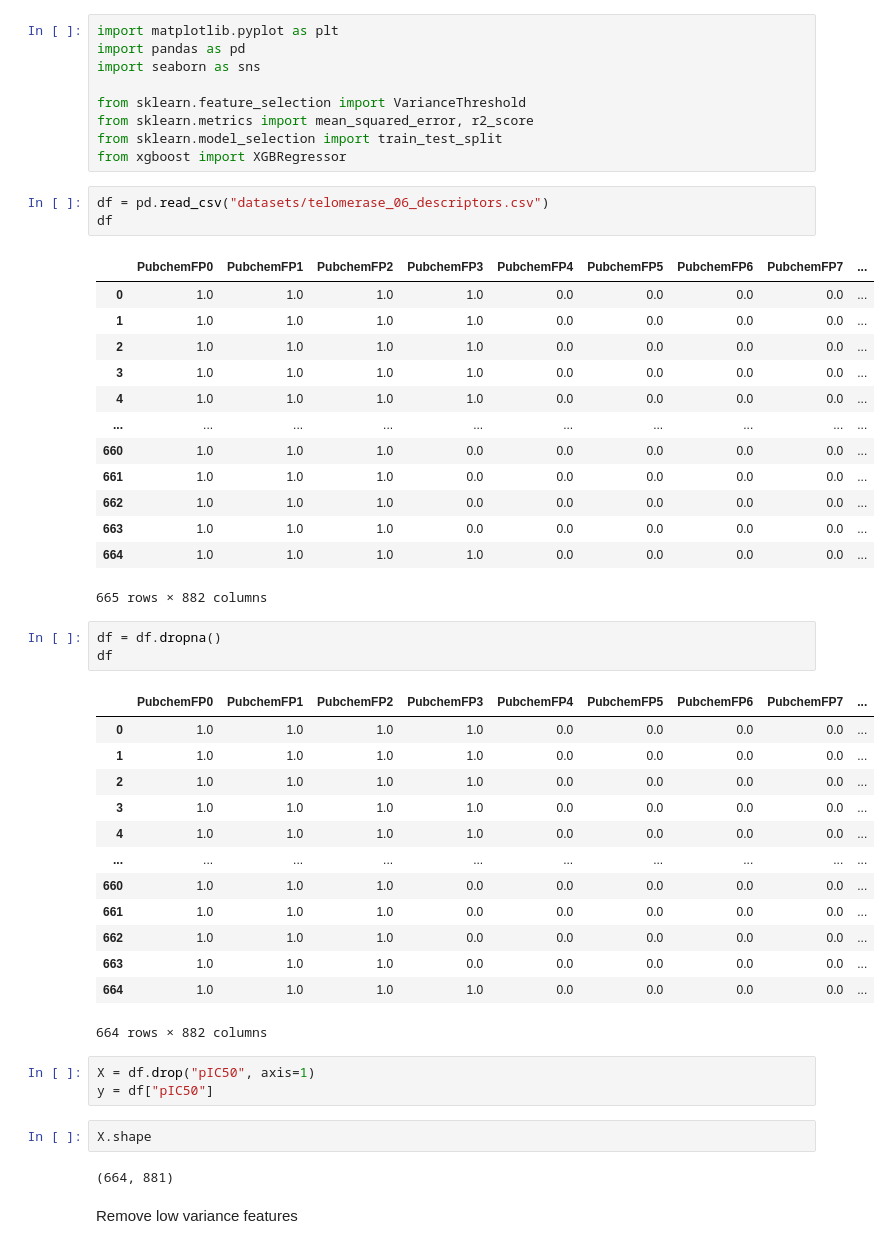
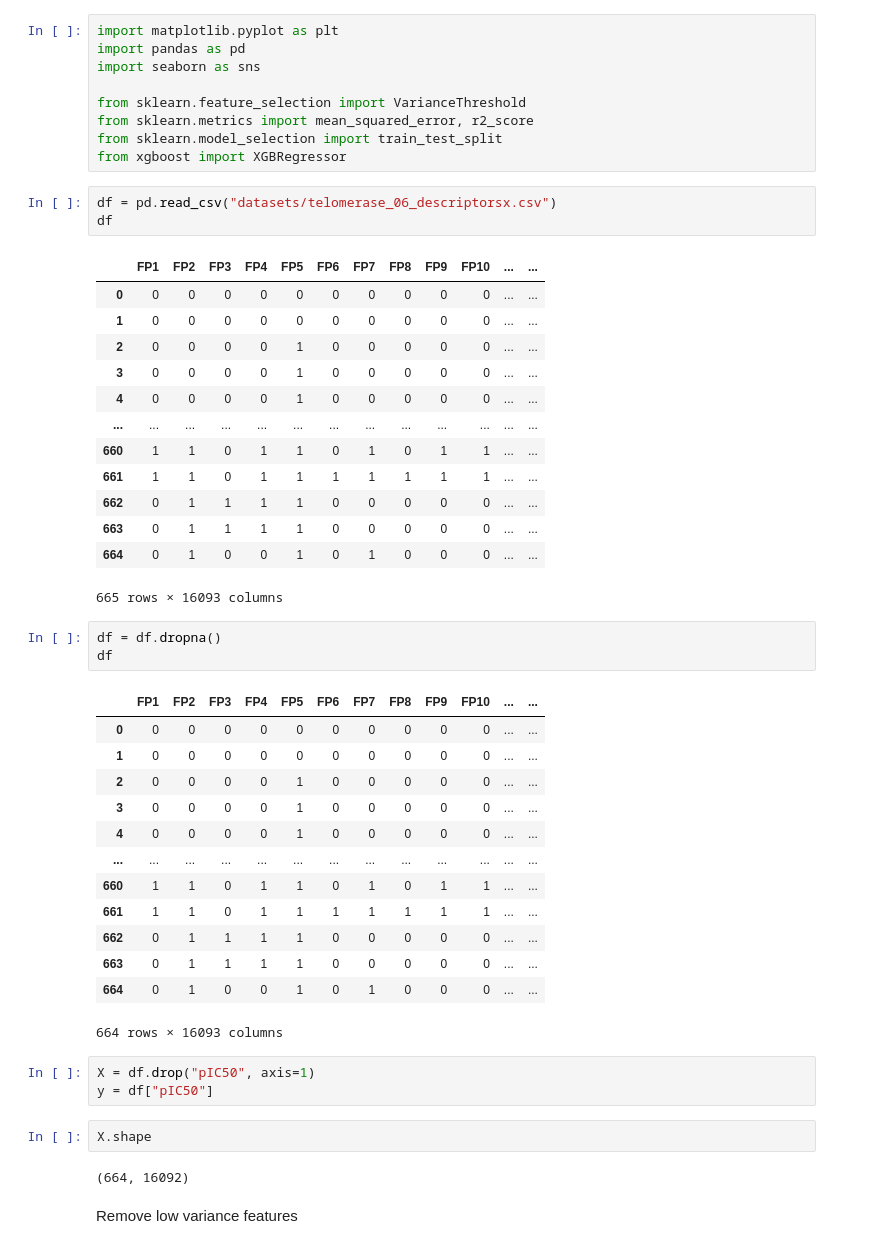
Before and after one commit to trizkynoviandy/qsar-telomerase-bioactivity, a Jupyter notebook: qsar_telomerase_part_4.ipynb, the cells around one changed output. Cells and saved outputs as stored; diff of their text form.

```diff
--- a/qsar_telomerase_part_4.ipynb
+++ b/qsar_telomerase_part_4.ipynb
@@ -8,46 +8,46 @@ from sklearn.metrics import mean_squared_error, r2_score
 from sklearn.model_selection import train_test_split
 from xgboost import XGBRegressor
 # %%
-df = pd.read_csv("datasets/telomerase_06_descriptors.csv")
+df = pd.read_csv("datasets/telomerase_06_descriptorsx.csv")
 df
 # %% [output]
-|  | PubchemFP0 | PubchemFP1 | PubchemFP2 | PubchemFP3 | PubchemFP4 | PubchemFP5 | PubchemFP6 | PubchemFP7 | ... |
-| 0 | 1.0 | 1.0 | 1.0 | 1.0 | 0.0 | 0.0 | 0.0 | 0.0 | ... |
-| 1 | 1.0 | 1.0 | 1.0 | 1.0 | 0.0 | 0.0 | 0.0 | 0.0 | ... |
-| 2 | 1.0 | 1.0 | 1.0 | 1.0 | 0.0 | 0.0 | 0.0 | 0.0 | ... |
-| 3 | 1.0 | 1.0 | 1.0 | 1.0 | 0.0 | 0.0 | 0.0 | 0.0 | ... |
-| 4 | 1.0 | 1.0 | 1.0 | 1.0 | 0.0 | 0.0 | 0.0 | 0.0 | ... |
-| ... | ... | ... | ... | ... | ... | ... | ... | ... | ... |
-| 660 | 1.0 | 1.0 | 1.0 | 0.0 | 0.0 | 0.0 | 0.0 | 0.0 | ... |
-| 661 | 1.0 | 1.0 | 1.0 | 0.0 | 0.0 | 0.0 | 0.0 | 0.0 | ... |
-| 662 | 1.0 | 1.0 | 1.0 | 0.0 | 0.0 | 0.0 | 0.0 | 0.0 | ... |
-| 663 | 1.0 | 1.0 | 1.0 | 0.0 | 0.0 | 0.0 | 0.0 | 0.0 | ... |
-| 664 | 1.0 | 1.0 | 1.0 | 1.0 | 0.0 | 0.0 | 0.0 | 0.0 | ... |
+|  | FP1 | FP2 | FP3 | FP4 | FP5 | FP6 | FP7 | FP8 | FP9 | FP10 | ... | ... |
+| 0 | 0 | 0 | 0 | 0 | 0 | 0 | 0 | 0 | 0 | 0 | ... | ... |
+| 1 | 0 | 0 | 0 | 0 | 0 | 0 | 0 | 0 | 0 | 0 | ... | ... |
+| 2 | 0 | 0 | 0 | 0 | 1 | 0 | 0 | 0 | 0 | 0 | ... | ... |
+| 3 | 0 | 0 | 0 | 0 | 1 | 0 | 0 | 0 | 0 | 0 | ... | ... |
+| 4 | 0 | 0 | 0 | 0 | 1 | 0 | 0 | 0 | 0 | 0 | ... | ... |
+| ... | ... | ... | ... | ... | ... | ... | ... | ... | ... | ... | ... | ... |
+| 660 | 1 | 1 | 0 | 1 | 1 | 0 | 1 | 0 | 1 | 1 | ... | ... |
+| 661 | 1 | 1 | 0 | 1 | 1 | 1 | 1 | 1 | 1 | 1 | ... | ... |
+| 662 | 0 | 1 | 1 | 1 | 1 | 0 | 0 | 0 | 0 | 0 | ... | ... |
+| 663 | 0 | 1 | 1 | 1 | 1 | 0 | 0 | 0 | 0 | 0 | ... | ... |
+| 664 | 0 | 1 | 0 | 0 | 1 | 0 | 1 | 0 | 0 | 0 | ... | ... |
-665 rows × 882 columns
+665 rows × 16093 columns
 # %%
 df = df.dropna()
 df
 # %% [output]
-|  | PubchemFP0 | PubchemFP1 | PubchemFP2 | PubchemFP3 | PubchemFP4 | PubchemFP5 | PubchemFP6 | PubchemFP7 | ... |
-| 0 | 1.0 | 1.0 | 1.0 | 1.0 | 0.0 | 0.0 | 0.0 | 0.0 | ... |
-| 1 | 1.0 | 1.0 | 1.0 | 1.0 | 0.0 | 0.0 | 0.0 | 0.0 | ... |
-| 2 | 1.0 | 1.0 | 1.0 | 1.0 | 0.0 | 0.0 | 0.0 | 0.0 | ... |
-| 3 | 1.0 | 1.0 | 1.0 | 1.0 | 0.0 | 0.0 | 0.0 | 0.0 | ... |
-| 4 | 1.0 | 1.0 | 1.0 | 1.0 | 0.0 | 0.0 | 0.0 | 0.0 | ... |
-| ... | ... | ... | ... | ... | ... | ... | ... | ... | ... |
-| 660 | 1.0 | 1.0 | 1.0 | 0.0 | 0.0 | 0.0 | 0.0 | 0.0 | ... |
-| 661 | 1.0 | 1.0 | 1.0 | 0.0 | 0.0 | 0.0 | 0.0 | 0.0 | ... |
-| 662 | 1.0 | 1.0 | 1.0 | 0.0 | 0.0 | 0.0 | 0.0 | 0.0 | ... |
-| 663 | 1.0 | 1.0 | 1.0 | 0.0 | 0.0 | 0.0 | 0.0 | 0.0 | ... |
-| 664 | 1.0 | 1.0 | 1.0 | 1.0 | 0.0 | 0.0 | 0.0 | 0.0 | ... |
+|  | FP1 | FP2 | FP3 | FP4 | FP5 | FP6 | FP7 | FP8 | FP9 | FP10 | ... | ... |
+| 0 | 0 | 0 | 0 | 0 | 0 | 0 | 0 | 0 | 0 | 0 | ... | ... |
+| 1 | 0 | 0 | 0 | 0 | 0 | 0 | 0 | 0 | 0 | 0 | ... | ... |
+| 2 | 0 | 0 | 0 | 0 | 1 | 0 | 0 | 0 | 0 | 0 | ... | ... |
+| 3 | 0 | 0 | 0 | 0 | 1 | 0 | 0 | 0 | 0 | 0 | ... | ... |
+| 4 | 0 | 0 | 0 | 0 | 1 | 0 | 0 | 0 | 0 | 0 | ... | ... |
+| ... | ... | ... | ... | ... | ... | ... | ... | ... | ... | ... | ... | ... |
+| 660 | 1 | 1 | 0 | 1 | 1 | 0 | 1 | 0 | 1 | 1 | ... | ... |
+| 661 | 1 | 1 | 0 | 1 | 1 | 1 | 1 | 1 | 1 | 1 | ... | ... |
+| 662 | 0 | 1 | 1 | 1 | 1 | 0 | 0 | 0 | 0 | 0 | ... | ... |
+| 663 | 0 | 1 | 1 | 1 | 1 | 0 | 0 | 0 | 0 | 0 | ... | ... |
+| 664 | 0 | 1 | 0 | 0 | 1 | 0 | 1 | 0 | 0 | 0 | ... | ... |
-664 rows × 882 columns
+664 rows × 16093 columns
 # %%
 X = df.drop("pIC50", axis=1)
 y = df["pIC50"]
 # %%
 X.shape
 # %% [output]
-(664, 881)
+(664, 16092)
 # %% [markdown]
 Remove low variance features
 # %%
```
Also changed, not shown: parts of 12 cells of this notebook, 1 other file.
